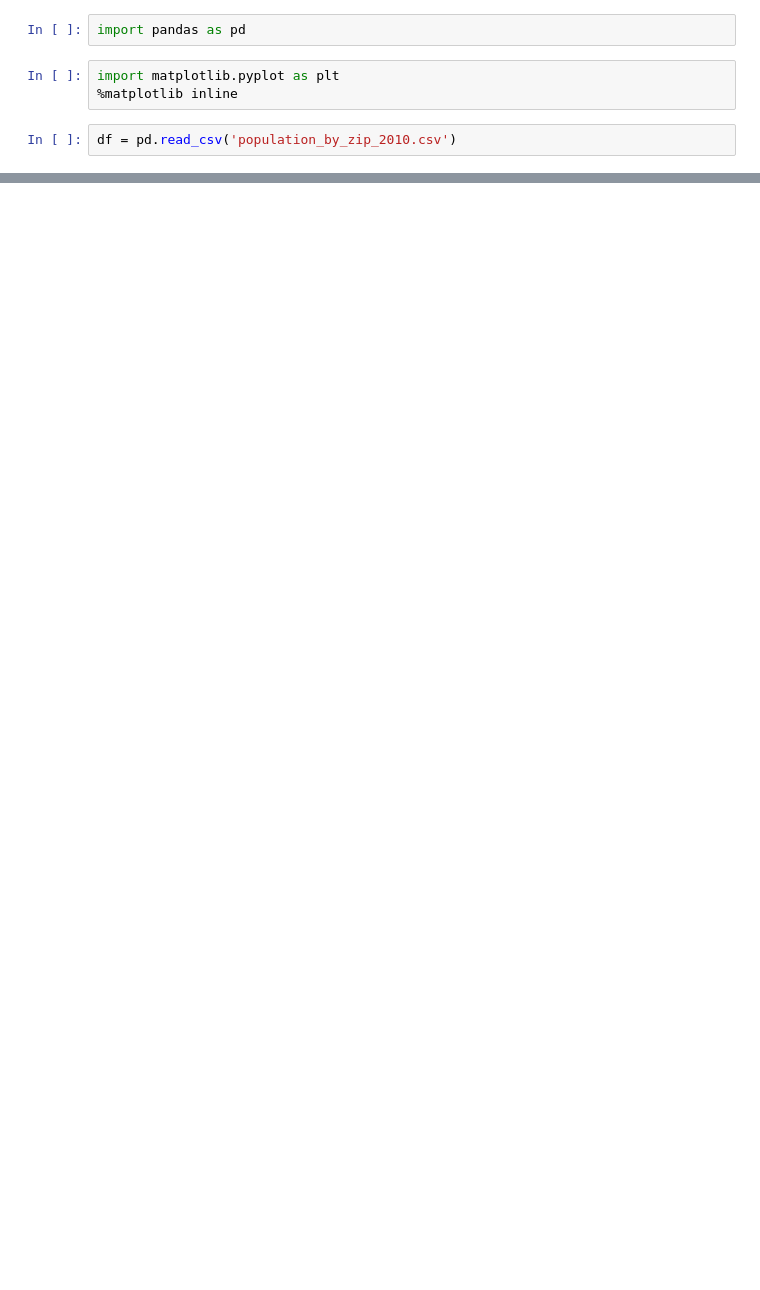
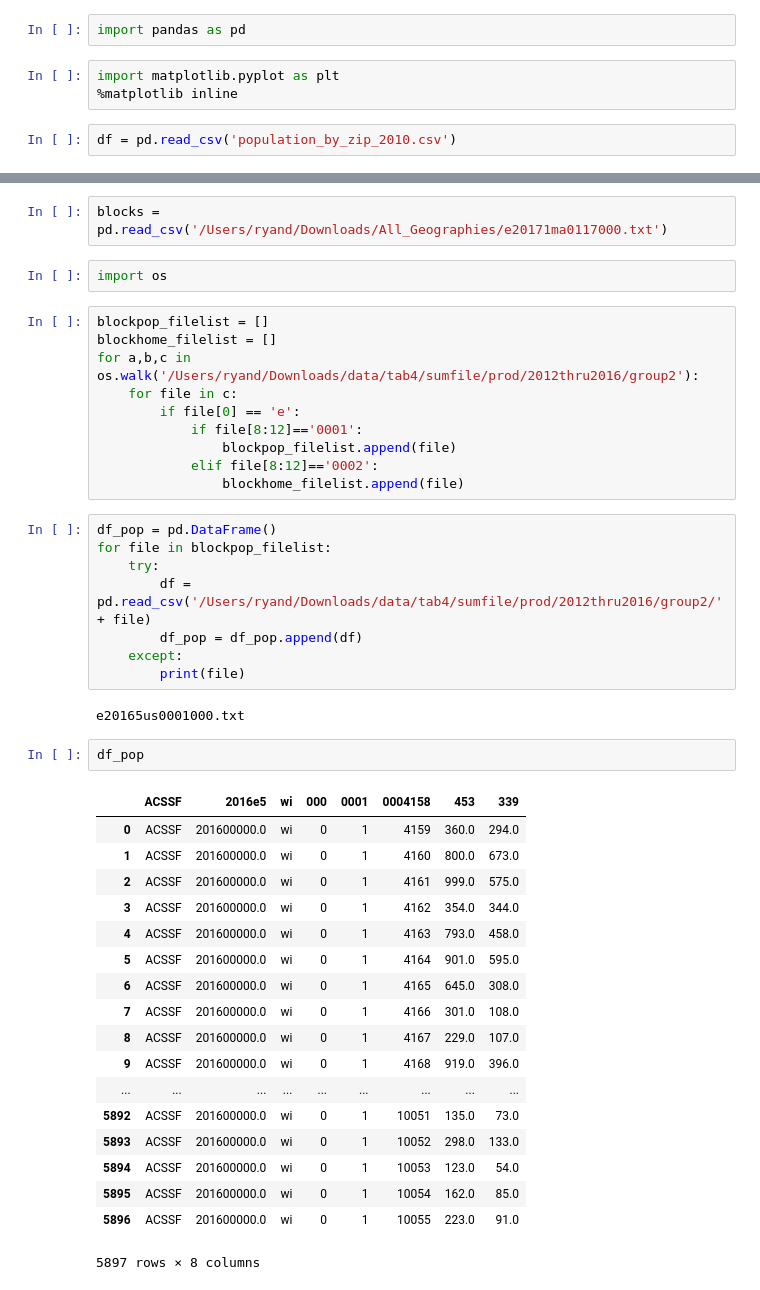
Before and after one commit to RyanAugust/public_transit_usability, a Jupyter notebook: public_transit_usability/analysis.ipynb, the cells around one changed output, grey strips where cells are left out. Cells and saved outputs as stored; diff of their text form; blank space fills up the shorter version.

Commit message:
updated files with new data access

```diff
--- a/public_transit_usability/analysis.ipynb
+++ b/public_transit_usability/analysis.ipynb
@@ -29,0 +36,45 @@ df.groupby('zipcode').sum()[['population']]
+# %%
+blocks = pd.read_csv('/Users/ryand/Downloads/All_Geographies/e20171ma0117000.txt')
+# %%
+import os
+# %%
+blockpop_filelist = []
+blockhome_filelist = []
+for a,b,c in os.walk('/Users/ryand/Downloads/data/tab4/sumfile/prod/2012thru2016/group2'):
+    for file in c:
+        if file[0] == 'e':
+            if file[8:12]=='0001':
+                blockpop_filelist.append(file)
+            elif file[8:12]=='0002':
+                blockhome_filelist.append(file)
+# %%
+df_pop = pd.DataFrame()
+for file in blockpop_filelist:
+    try:
+        df = pd.read_csv('/Users/ryand/Downloads/data/tab4/sumfile/prod/2012thru2016/group2/' + file)
+        df_pop = df_pop.append(df)
+    except:
+        print(file)
+# %% [output]
+e20165us0001000.txt
+# %%
+df_pop
+# %% [output]
+|  | ACSSF | 2016e5 | wi | 000 | 0001 | 0004158 | 453 | 339 |
+| 0 | ACSSF | 201600000.0 | wi | 0 | 1 | 4159 | 360.0 | 294.0 |
+| 1 | ACSSF | 201600000.0 | wi | 0 | 1 | 4160 | 800.0 | 673.0 |
+| 2 | ACSSF | 201600000.0 | wi | 0 | 1 | 4161 | 999.0 | 575.0 |
+| 3 | ACSSF | 201600000.0 | wi | 0 | 1 | 4162 | 354.0 | 344.0 |
+| 4 | ACSSF | 201600000.0 | wi | 0 | 1 | 4163 | 793.0 | 458.0 |
+| 5 | ACSSF | 201600000.0 | wi | 0 | 1 | 4164 | 901.0 | 595.0 |
+| 6 | ACSSF | 201600000.0 | wi | 0 | 1 | 4165 | 645.0 | 308.0 |
+| 7 | ACSSF | 201600000.0 | wi | 0 | 1 | 4166 | 301.0 | 108.0 |
+| 8 | ACSSF | 201600000.0 | wi | 0 | 1 | 4167 | 229.0 | 107.0 |
+| 9 | ACSSF | 201600000.0 | wi | 0 | 1 | 4168 | 919.0 | 396.0 |
+| ... | ... | ... | ... | ... | ... | ... | ... | ... |
+| 5892 | ACSSF | 201600000.0 | wi | 0 | 1 | 10051 | 135.0 | 73.0 |
+| 5893 | ACSSF | 201600000.0 | wi | 0 | 1 | 10052 | 298.0 | 133.0 |
+| 5894 | ACSSF | 201600000.0 | wi | 0 | 1 | 10053 | 123.0 | 54.0 |
+| 5895 | ACSSF | 201600000.0 | wi | 0 | 1 | 10054 | 162.0 | 85.0 |
+| 5896 | ACSSF | 201600000.0 | wi | 0 | 1 | 10055 | 223.0 | 91.0 |
+5897 rows × 8 columns
```
Also changed, not shown: parts of 5 cells of this notebook, 1 other file.
